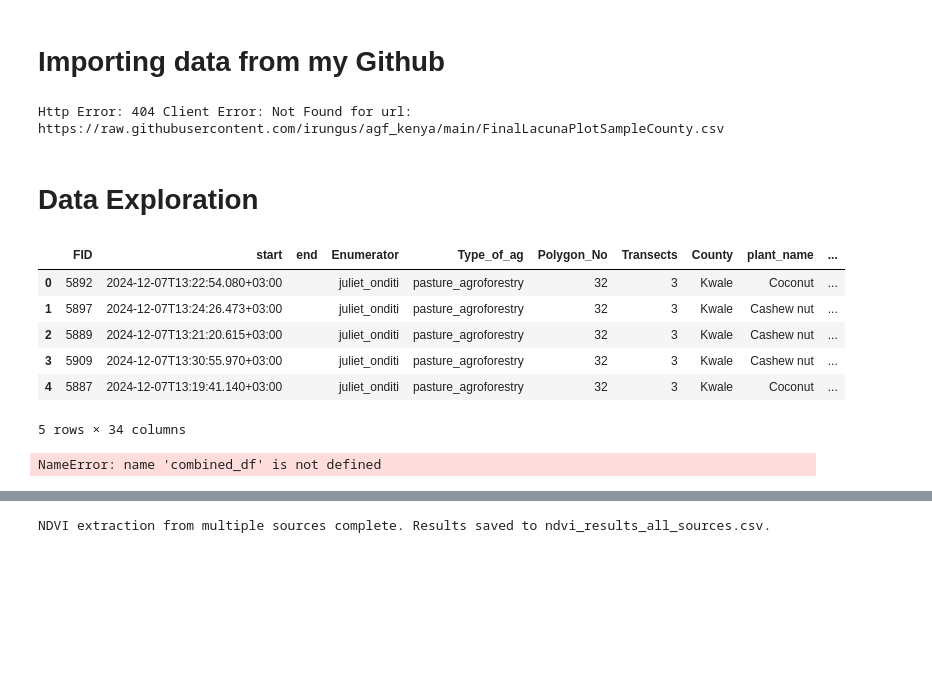
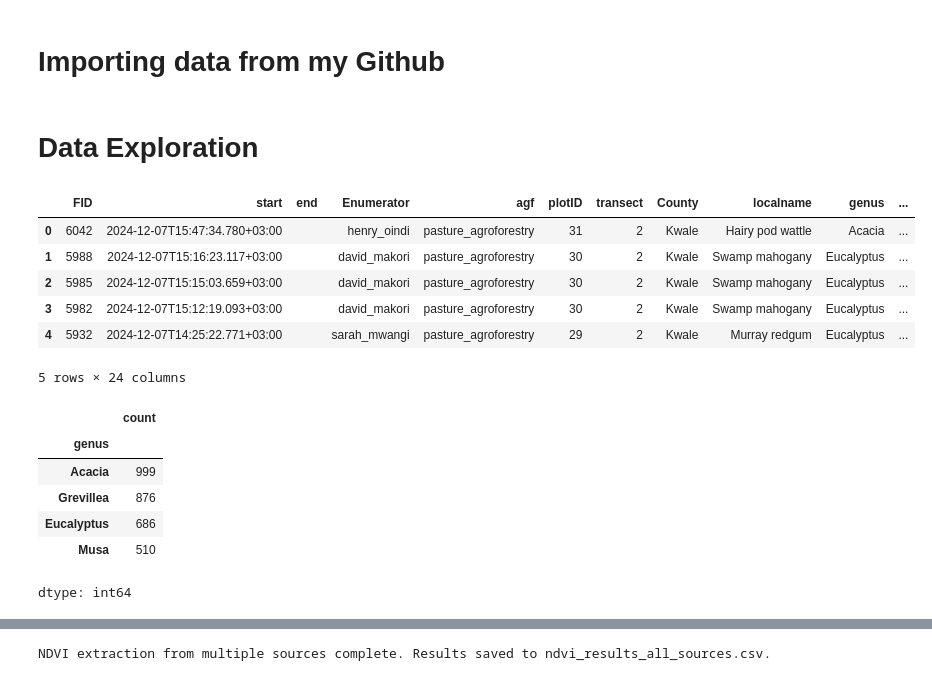
Before and after one commit to irungus/Dessertation, a Jupyter notebook: Species.ipynb, the cells around one changed output, grey strips where cells are left out. Drawn from its saved outputs; the diff is of its cells as text; code cells hidden in the pictures; blank space fills up the shorter version.

```diff
--- a/Species.ipynb
+++ b/Species.ipynb
@@ -55,49 +55,35 @@ import json
 # %% [markdown]
 # Importing data from my Github
 # %%
-url = 'https://raw.githubusercontent.com/irungus/agf_kenya/main/FinalLacunaPlotSampleCounty.csv'
-token = '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'
+url = 'https://raw.githubusercontent.com/irungus/Dessertation/main/filtered_df.csv'
+df = pd.read_csv(url, on_bad_lines='skip')
-# %%
-headers = {'Authorization': f'token {token}'}
-
-try:
-    response = requests.get(url, headers=headers)
-    response.raise_for_status()
-
-    # Read the CSV file into a DataFrame
-    agf_kenya = pd.read_csv(io.BytesIO(response.content), sep=',', encoding='utf-8', on_bad_lines='skip')
-
-except requests.exceptions.HTTPError as errh:
-    print ("Http Error:",errh)
-except requests.exceptions.ConnectionError as errc:
-    print ("Error Connecting:",errc)
-except requests.exceptions.Timeout as errt:
-    print ("Timeout Error:",errt)
-except requests.exceptions.RequestException as err:
-    print ("Something Else",err)
-# %% [output]
-Http Error: 404 Client Error: Not Found for url: https://raw.githubusercontent.com/irungus/agf_kenya/main/FinalLacunaPlotSampleCounty.csv
 # %% [markdown]
 # Data Exploration
 # %%
-agf_kenya.head()
+df.head()
 # %% [output]
-|  | FID | start | end | Enumerator | Type_of_ag | Polygon_No | Transects | County | plant_name | ... |
-| 0 | 5892 | 2024-12-07T13:22:54.080+03:00 |  | juliet_onditi | pasture_agroforestry | 32 | 3 | Kwale | Coconut | ... |
-| 1 | 5897 | 2024-12-07T13:24:26.473+03:00 |  | juliet_onditi | pasture_agroforestry | 32 | 3 | Kwale | Cashew nut | ... |
-| 2 | 5889 | 2024-12-07T13:21:20.615+03:00 |  | juliet_onditi | pasture_agroforestry | 32 | 3 | Kwale | Cashew nut | ... |
-| 3 | 5909 | 2024-12-07T13:30:55.970+03:00 |  | juliet_onditi | pasture_agroforestry | 32 | 3 | Kwale | Cashew nut | ... |
-| 4 | 5887 | 2024-12-07T13:19:41.140+03:00 |  | juliet_onditi | pasture_agroforestry | 32 | 3 | Kwale | Coconut | ... |
+|  | FID | start | end | Enumerator | agf | plotID | transect | County | localname | genus | ... |
+| 0 | 6042 | 2024-12-07T15:47:34.780+03:00 |  | henry_oindi | pasture_agroforestry | 31 | 2 | Kwale | Hairy pod wattle | Acacia | ... |
+| 1 | 5988 | 2024-12-07T15:16:23.117+03:00 |  | david_makori | pasture_agroforestry | 30 | 2 | Kwale | Swamp mahogany | Eucalyptus | ... |
+| 2 | 5985 | 2024-12-07T15:15:03.659+03:00 |  | david_makori | pasture_agroforestry | 30 | 2 | Kwale | Swamp mahogany | Eucalyptus | ... |
+| 3 | 5982 | 2024-12-07T15:12:19.093+03:00 |  | david_makori | pasture_agroforestry | 30 | 2 | Kwale | Swamp mahogany | Eucalyptus | ... |
+| 4 | 5932 | 2024-12-07T14:25:22.771+03:00 |  | sarah_mwangi | pasture_agroforestry | 29 | 2 | Kwale | Murray redgum | Eucalyptus | ... |
-5 rows × 34 columns
+5 rows × 24 columns
+# %%
+df['genus'].value_counts()
+# %% [output]
+|  | count |
+| genus |  |
+| Acacia | 999 |
+| Grevillea | 876 |
+| Eucalyptus | 686 |
+| Musa | 510 |
+dtype: int64
 # %%
 # Authenticate and initialize Google Earth Engine
 ee.Authenticate()
 # %%
 ee.Initialize(project='agfkenya')
-# %%
-df = combined_df
-# %% [output]
-NameError: name 'combined_df' is not defined
 # %%
 df.columns
 # %% [output]
```
Also changed, not shown: parts of 1 cell of this notebook.
